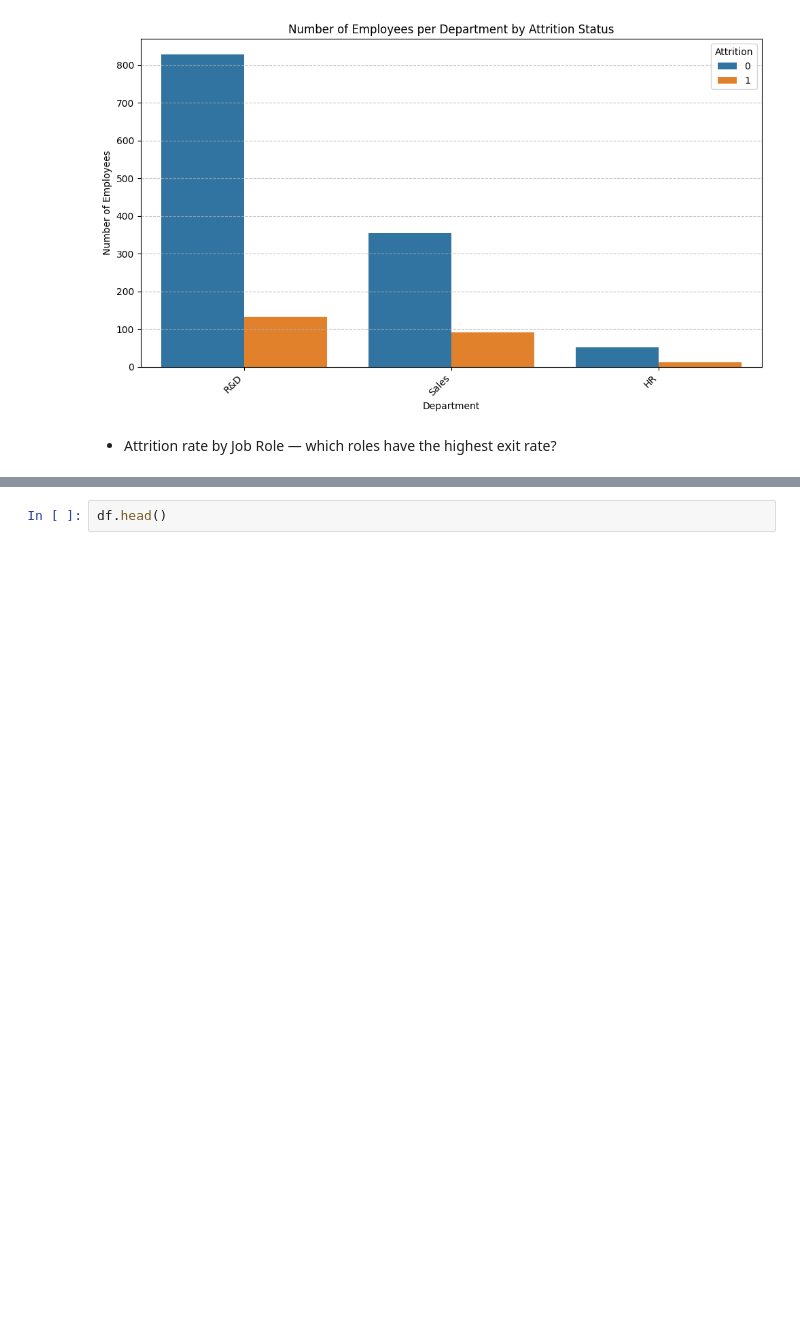
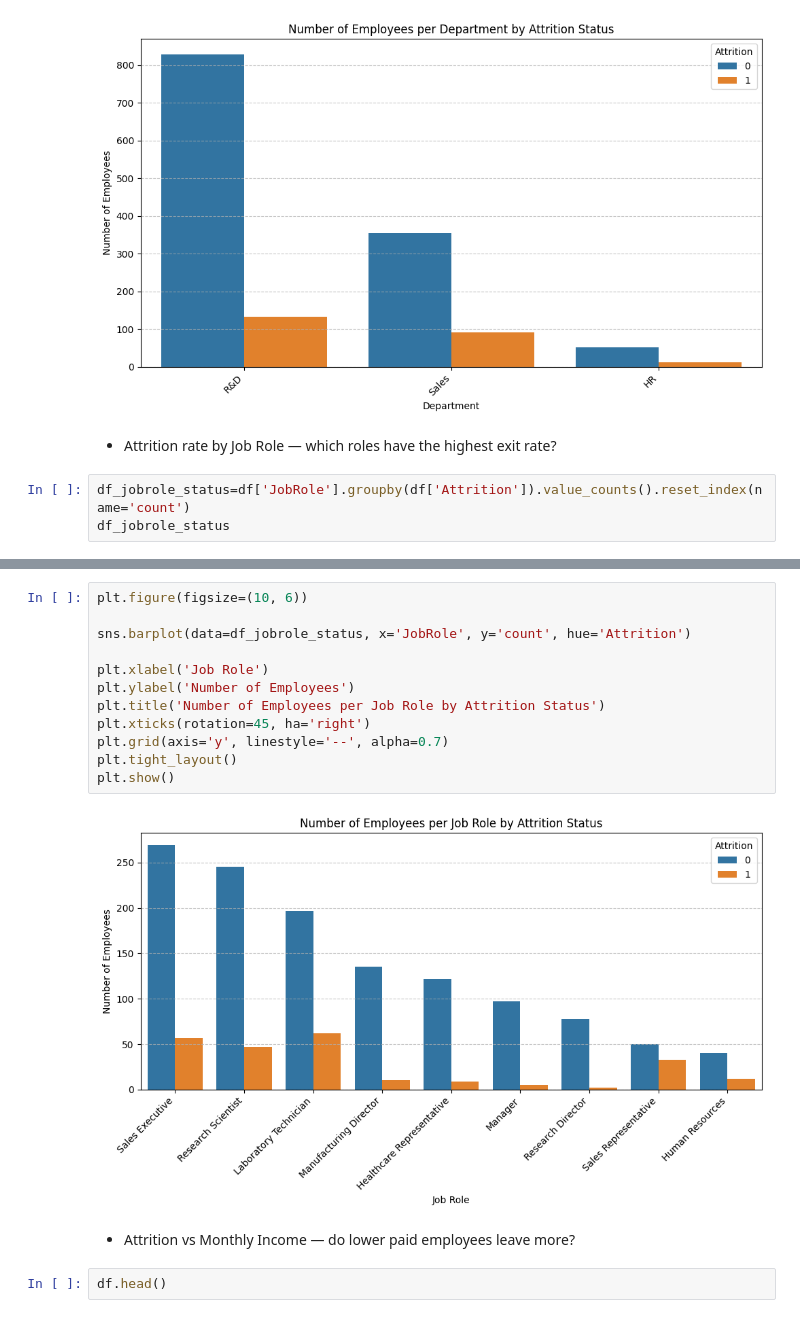
Before and after one commit to Optimus0205/Employee-Attrition, a Jupyter notebook: Project_2_Employee_Attrition_Prediction.ipynb, the cells around one changed output, grey strips where cells are left out. Cells and saved outputs as stored; diff of their text form; blank space fills up the shorter version.

Commit message:
Attrition Insights

```diff
--- a/Project_2_Employee_Attrition_Prediction.ipynb
+++ b/Project_2_Employee_Attrition_Prediction.ipynb
@@ -237,3 +237,6 @@ plt.show()
 [figure]
 # %% [markdown]
 - Attrition rate by Job Role — which roles have the highest exit rate?
+# %%
+df_jobrole_status=df['JobRole'].groupby(df['Attrition']).value_counts().reset_index(name='count')
+df_jobrole_status
@@ -240,3 +261,19 @@ plt.show()
+# %%
+plt.figure(figsize=(10, 6))
+
+sns.barplot(data=df_jobrole_status, x='JobRole', y='count', hue='Attrition')
+
+plt.xlabel('Job Role')
+plt.ylabel('Number of Employees')
+plt.title('Number of Employees per Job Role by Attrition Status')
+plt.xticks(rotation=45, ha='right')
+plt.grid(axis='y', linestyle='--', alpha=0.7)
+plt.tight_layout()
+plt.show()
+# %% [output]
+[figure, added]
+# %% [markdown]
+- Attrition vs Monthly Income — do lower paid employees leave more?
 # %%
 df.head()
 # %% [output]
```
Also changed, not shown: parts of 5 cells of this notebook.
